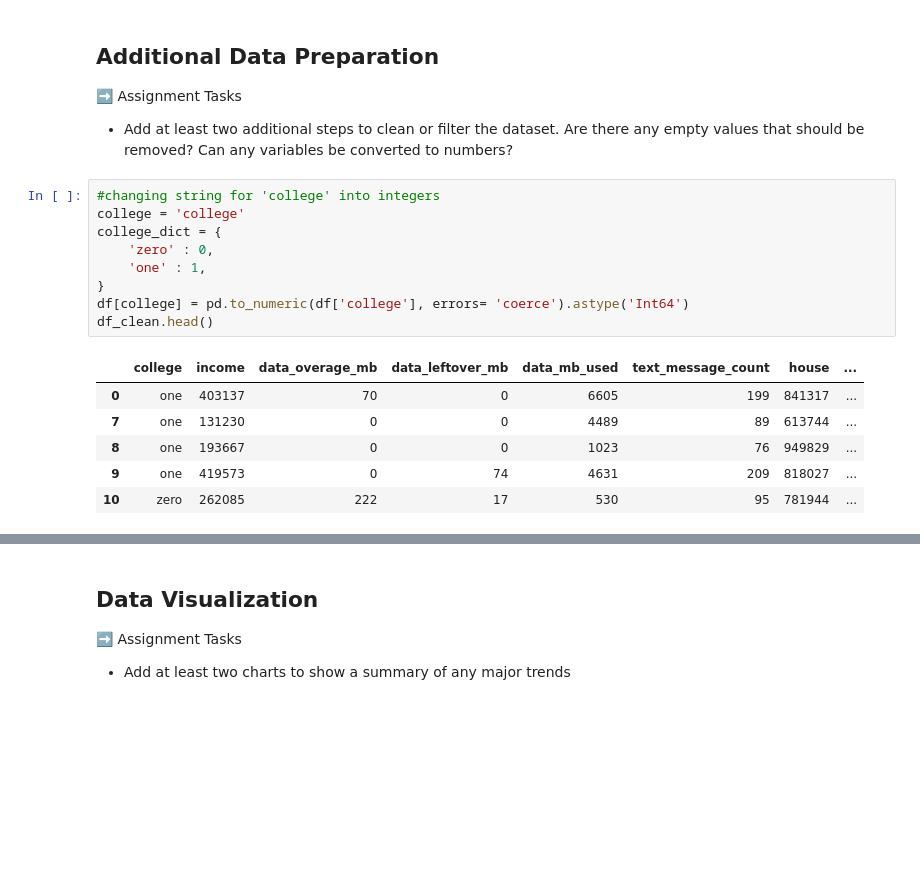
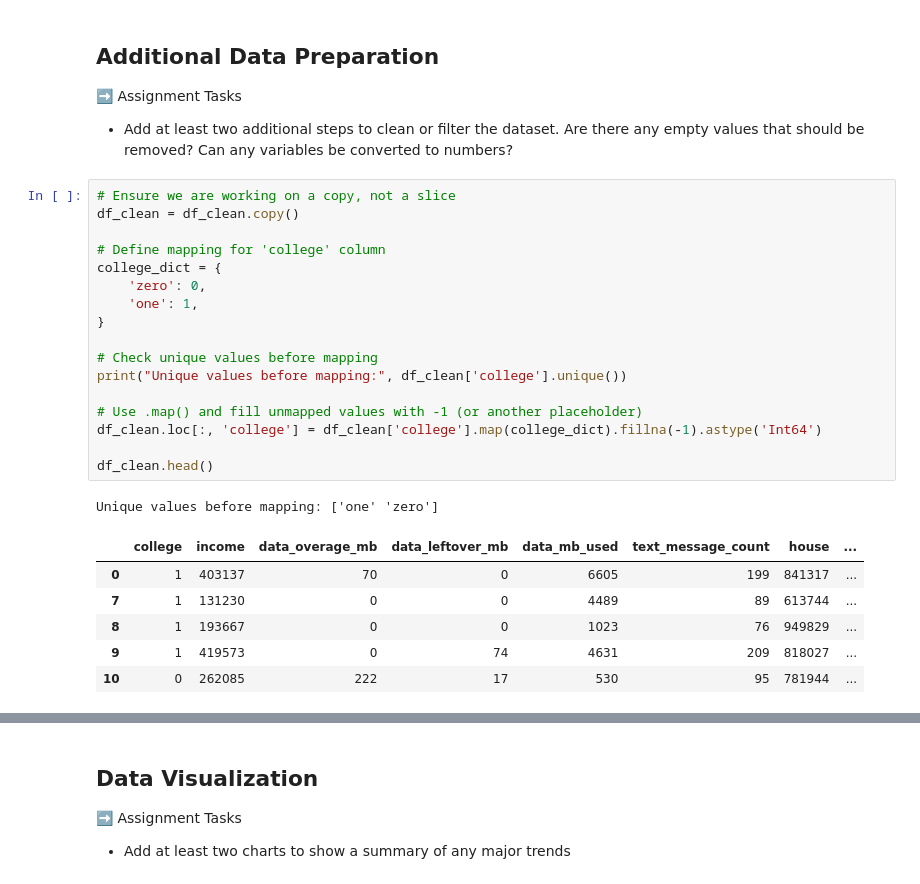
Before and after one commit to matiasarmesto/businessanalytics, a Jupyter notebook: lab2.ipynb, the cells around one changed output, grey strips where cells are left out. Drawn from its saved outputs; the diff is of its cells as text; blank space fills up the shorter version.

```diff
--- a/lab2.ipynb
+++ b/lab2.ipynb
@@ -254,22 +254,31 @@ df_clean[['house','leave']].groupby('leave').mean().round(2)
 
 ➡️ Assignment Tasks
 - Add at least two additional steps to clean or filter the dataset.  Are there any empty values that should be removed?  Can any variables be converted to numbers?
-# %%
-#changing string for 'college' into integers
-college = 'college'
-college_dict = {
-    'zero' : 0,
-    'one' : 1,
-}
-df[college] = pd.to_numeric(df['college'], errors= 'coerce').astype('Int64')
-df_clean.head()
-# %% [output]
-|  | college | income | data_overage_mb | data_leftover_mb | data_mb_used | text_message_count | house | ... |
-| 0 | one | 403137 | 70 | 0 | 6605 | 199 | 841317 | ... |
-| 7 | one | 131230 | 0 | 0 | 4489 | 89 | 613744 | ... |
-| 8 | one | 193667 | 0 | 0 | 1023 | 76 | 949829 | ... |
-| 9 | one | 419573 | 0 | 74 | 4631 | 209 | 818027 | ... |
-| 10 | zero | 262085 | 222 | 17 | 530 | 95 | 781944 | ... |
+# %%
+# Ensure we are working on a copy, not a slice
+df_clean = df_clean.copy()
+
+# Define mapping for 'college' column
+college_dict = {
+    'zero': 0,
+    'one': 1,
+}
+
+# Check unique values before mapping
+print("Unique values before mapping:", df_clean['college'].unique())
+
+# Use .map() and fill unmapped values with -1 (or another placeholder)
+df_clean.loc[:, 'college'] = df_clean['college'].map(college_dict).fillna(-1).astype('Int64')
+
+df_clean.head()
+# %% [output]
+Unique values before mapping: ['one' 'zero']
+|  | college | income | data_overage_mb | data_leftover_mb | data_mb_used | text_message_count | house | ... |
+| 0 | 1 | 403137 | 70 | 0 | 6605 | 199 | 841317 | ... |
+| 7 | 1 | 131230 | 0 | 0 | 4489 | 89 | 613744 | ... |
+| 8 | 1 | 193667 | 0 | 0 | 1023 | 76 | 949829 | ... |
+| 9 | 1 | 419573 | 0 | 74 | 4631 | 209 | 818027 | ... |
+| 10 | 0 | 262085 | 222 | 17 | 530 | 95 | 781944 | ... |
 # %%
 # Select customers who reported high satisfaction
 satisfaction_filter = df_clean[df_clean['reported_satisfaction'] == 'high']
```
Also changed, not shown: parts of 2 cells of this notebook.
